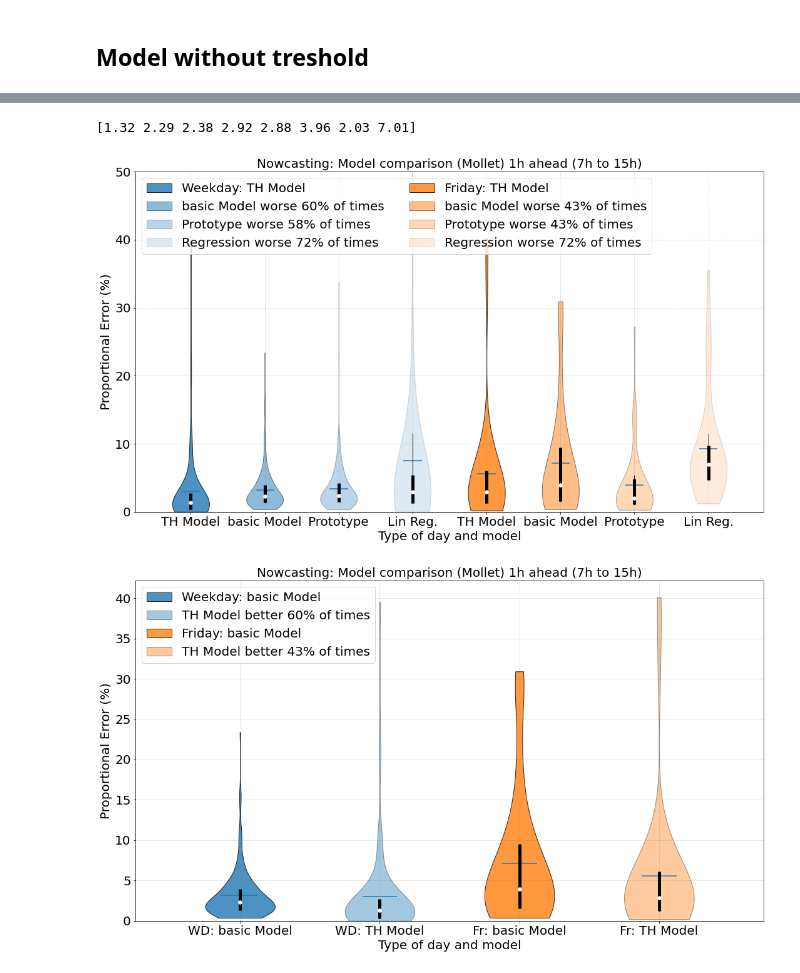
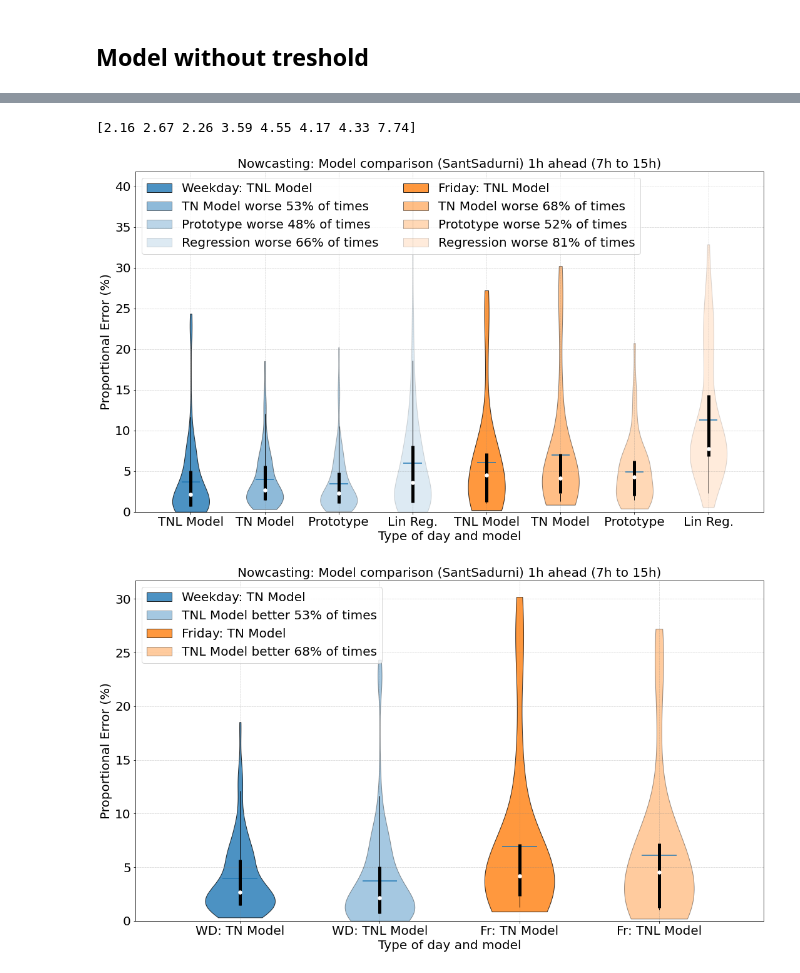
Before and after one commit to aig-upf/car-park, a Jupyter notebook: compare_TH_noTH_violinReg.ipynb, the cells around one changed output, grey strips where cells are left out. Drawn from its saved outputs; the diff is of its cells as text; code cells hidden in the pictures.

Commit message:
modifed figure legends

```diff
--- a/compare_TH_noTH_violinReg.ipynb
+++ b/compare_TH_noTH_violinReg.ipynb
@@ -17,11 +17,11 @@ df_column_name=['Parking Vilanova Renfe','Parking Sant Sadurní Renfe','Parking
               'Parking Quatre Camins','Cerdanyola Universitat Renfe','Parking Granollers Renfe',
                 'Parking Martorell FGC','Parking Mollet Renfe','Parking Sant Quirze FGC',
                'Parking Prat del Ll.']
-current_parking_ix=7
+current_parking_ix=1
 # problems on Weekend with 2 SantBoi, 4 Cerdanyola,
 # bad data: 6 Martorell, 8 SantQuirze DO NOT USE
 #good 0 Vilanova, 1 SantSadurni, 3 QuatreCamins, 5 Granollers, 7 Mollet, 9 PratDelLlobregat
-# needs treshold  3 QuatreCamins, 2 SantBoi,  7 Mollet
+# needs treshold  1 SantSadurni, 3 QuatreCamins, 2 SantBoi,  7 Mollet
 current_parking = available_parkings[current_parking_ix]
 current_column_name=df_column_name[current_parking_ix]
 
@@ -832,17 +832,17 @@ regworseTH_fr=sum(reg_running_error_fr.flatten()*100>tn_running_error_frTH.flatt
 
 
 # set style for the axes
-labels = [ 'TH Model','basic Model','Prototype','Lin Reg.', 'TH Model','basic Model','Prototype','Lin Reg.']
+labels = [ 'TNL Model','TN Model','Prototype','Lin Reg.', 'TNL Model','TN Model','Prototype','Lin Reg.']
 #for ax in [ax1, ax2]:
 set_axis_style(ax2, labels)
 
 #ax2.legend(['Weekday: basic Model','Weekday: TH Model','Friday: basic Model','Friday: TH Model',
 #           'Weekend: basic Model','Weekend: basic Model'], fontsize=fsize)
 
-ax2.legend(['Weekday: TH Model','basic Model worse ' +str(int(propTHbetter_wd*100)) +'% of times',
+ax2.legend(['Weekday: TNL Model','TN Model worse ' +str(int(propTHbetter_wd*100)) +'% of times',
             'Prototype worse ' +str(int(propworseTH_wd*100)) +'% of times',
             'Regression worse ' +str(int(regworseTH_wd*100)) +'% of times',
-            'Friday: TH Model','basic Model worse '+str(int(propTHbetter_fr*100)) +'% of times',
+            'Friday: TNL Model','TN Model worse '+str(int(propTHbetter_fr*100)) +'% of times',
             'Prototype worse ' +str(int(propworseTH_fr*100)) +'% of times',
             'Regression worse ' +str(int(regworseTH_fr*100)) +'% of times'],
            fontsize=fsize, loc='upper left',ncol=2)
@@ -856,8 +856,8 @@ if ax2.get_ylim()[1]>50 :
 plt.show()
 fig.savefig('CompareRunningPredictionError_'+current_parking+'_violin_NOW1h_till'+str(ending_hour) +'hv2REG.pdf',bbox_inches='tight');
 # %% [output]
-[1.32 2.29 2.38 2.92 2.88 3.96 2.03 7.01]
+[2.16 2.67 2.26 3.59 4.55 4.17 4.33 7.74]
-[figure, old version]
+[figure, new version]
 # %%
 data = [tn_running_error_wd.flatten(),tn_running_error_wdTH.flatten(),
         tn_running_error_fr.flatten(),tn_running_error_frTH.flatten()]
@@ -902,34 +902,34 @@ quartile1fr, mediansfr, quartile3fr = np.percentile([tn_running_error_fr.flatten
 quartile1=np.concatenate((quartile1wd, quartile1fr), axis=0)
 medians=np.concatenate((medianswd, mediansfr), axis=0)
 quartile3=np.concatenate((quartile3wd, quartile3fr), axis=0)
 
 whiskers = np.array([
     adjacent_values(sorted_array, q1, q3)
     for sorted_array, q1, q3 in zip(data, quartile1, quartile3)])
 whiskers_min, whiskers_max = whiskers[:, 0], whiskers[:, 1]
 
 inds = np.arange(1, len(medians) + 1)
 ax2.scatter(inds, medians, marker='o', color='white', s=30, zorder=3)
 ax2.vlines(inds, quartile1, quartile3, color='k', linestyle='-', lw=5)
 ax2.vlines(inds, whiskers_min, whiskers_max, color='k', linestyle='-', lw=1)
 
 
 propTHbetter_wd=sum(tn_running_error_wd.flatten()>tn_running_error_wdTH.flatten())/len(tn_running_error_wd.flatten())
 propTHbetter_fr=sum(tn_running_error_fr.flatten()>tn_running_error_frTH.flatten())/len(tn_running_error_fr.flatten())
 
 # set style for the axes
-labels = ['WD: basic Model', 'WD: TH Model','Fr: basic Model', 'Fr: TH Model'] #,'WE: TN Model', 'WE: TN Model']
+labels = ['WD: TN Model', 'WD: TNL Model','Fr: TN Model', 'Fr: TNL Model'] #,'WE: TN Model', 'WE: TN Model']
 #for ax in [ax1, ax2]:
 set_axis_style(ax2, labels)
 
 #ax2.legend(['Weekday: basic Model','Weekday: TH Model','Friday: basic Model','Friday: TH Model',
 #           'Weekend: basic Model','Weekend: basic Model'], fontsize=fsize)
 
-ax2.legend(['Weekday: basic Model','TH Model better ' +str(int(propTHbetter_wd*100)) +'% of times',
-            'Friday: basic Model','TH Model better '+str(int(propTHbetter_fr*100)) +'% of times',], fontsize=fsize, loc='upper left')
+ax2.legend(['Weekday: TN Model','TNL Model better ' +str(int(propTHbetter_wd*100)) +'% of times',
+            'Friday: TN Model','TNL Model better '+str(int(propTHbetter_fr*100)) +'% of times',], fontsize=fsize, loc='upper left')
 #ax2.tick_params(axis='y', labelsize=20)
 #plt.subplots_adjust(bottom=0.15, wspace=0.05)
 plt.show()
 fig.savefig('CompareRunningPredictionError_'+current_parking+'_violin_NOW1h_till'+str(ending_hour) +'h.pdf',bbox_inches='tight');
 # %% [output]
-[figure, old version]
+[figure, new version]
```
Also changed, not shown: parts of 4 cells of this notebook, 2 other files.
